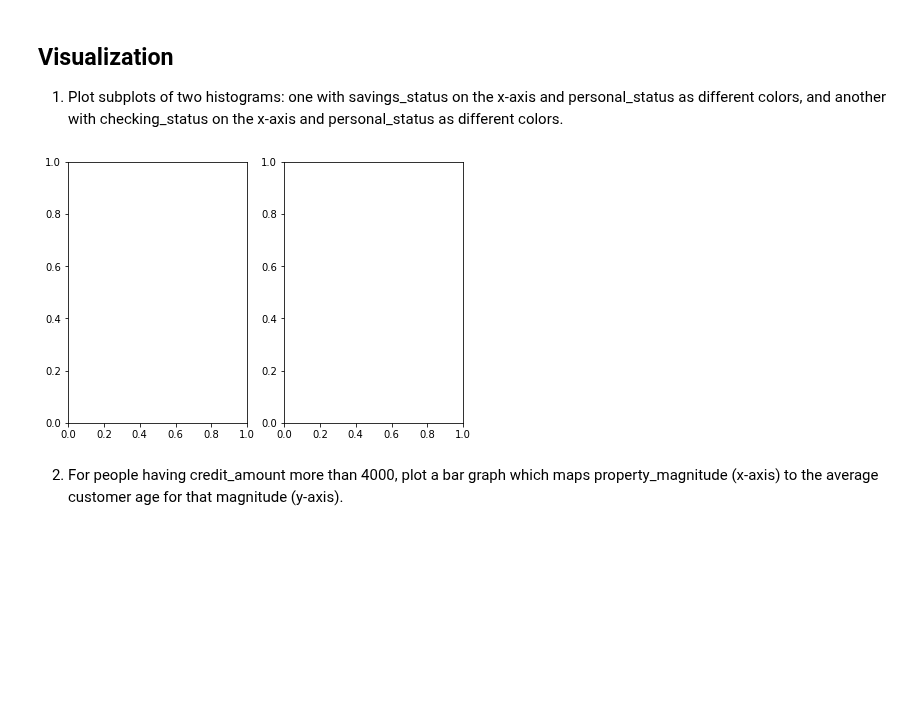
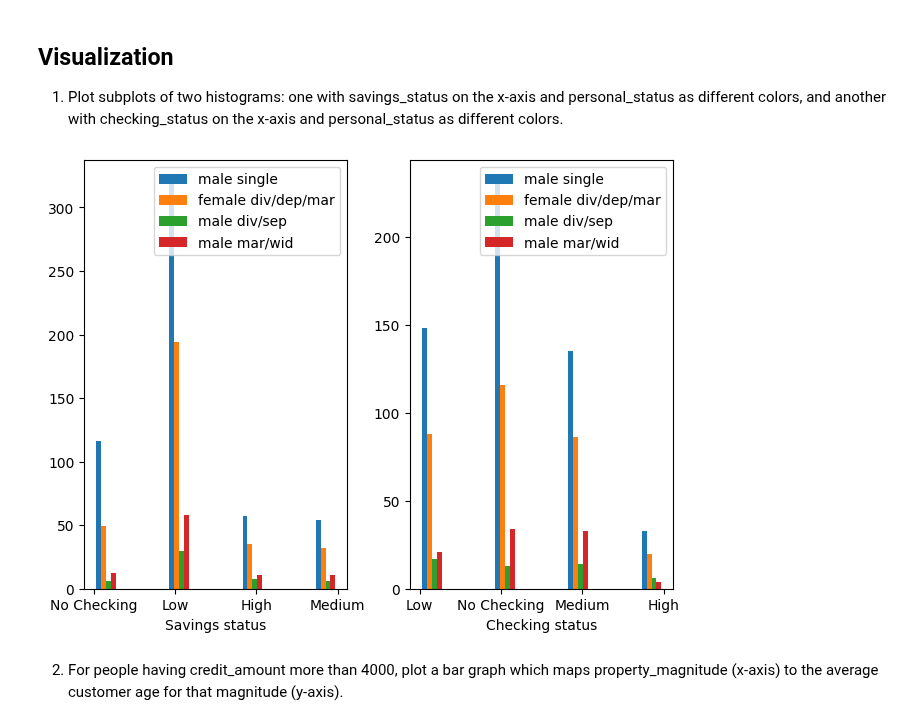
Before and after one commit to benwang2/obsidian-f22, a Jupyter notebook: Rutgers/2022 Fall/210/Assignments/Homework 3/src/german_credit.ipynb, the cells around one changed output. Drawn from its saved outputs; the diff is of its cells as text; code cells hidden in the pictures; blank space fills up the shorter version.

```diff
--- a/Rutgers/2022 Fall/210/Assignments/Homework 3/src/german_credit.ipynb
+++ b/Rutgers/2022 Fall/210/Assignments/Homework 3/src/german_credit.ipynb
@@ -230,12 +230,18 @@ Most common savings status: Low
 # %% [markdown]
 ## Visualization
 1. Plot subplots of two histograms: one with savings_status on the x-axis and personal_status as different colors, and another with checking_status on the x-axis and personal_status as different colors.
-# %%
-from matplotlib import pyplot as plt
-
-fig, axs = plt.subplots(1,  2, constrained_layout=True)
-# %% [output]
-[figure, removed]
+# %%
+from matplotlib import pyplot as plt
+
+fig, axs = plt.subplots(1,  2, constrained_layout=True)
+personal_status_labels = gcred['personal_status'].unique()
+
+for i, col in enumerate(['savings_status','checking_status']):
+    axs[i].hist([gcred.loc[gcred.personal_status == x, col] for x in personal_status_labels])
+    axs[i].legend(personal_status_labels)
+    axs[i].set_xlabel(col.replace("_"," ").capitalize())
+# %% [output]
+[figure, added]
 # %% [markdown]
 2. For people having credit_amount more than 4000, plot a bar graph which maps property_magnitude (x-axis) to the average customer age for that magnitude (y-axis).
 # %%
```
Also changed, not shown: parts of 5 cells of this notebook, 2 other files.
